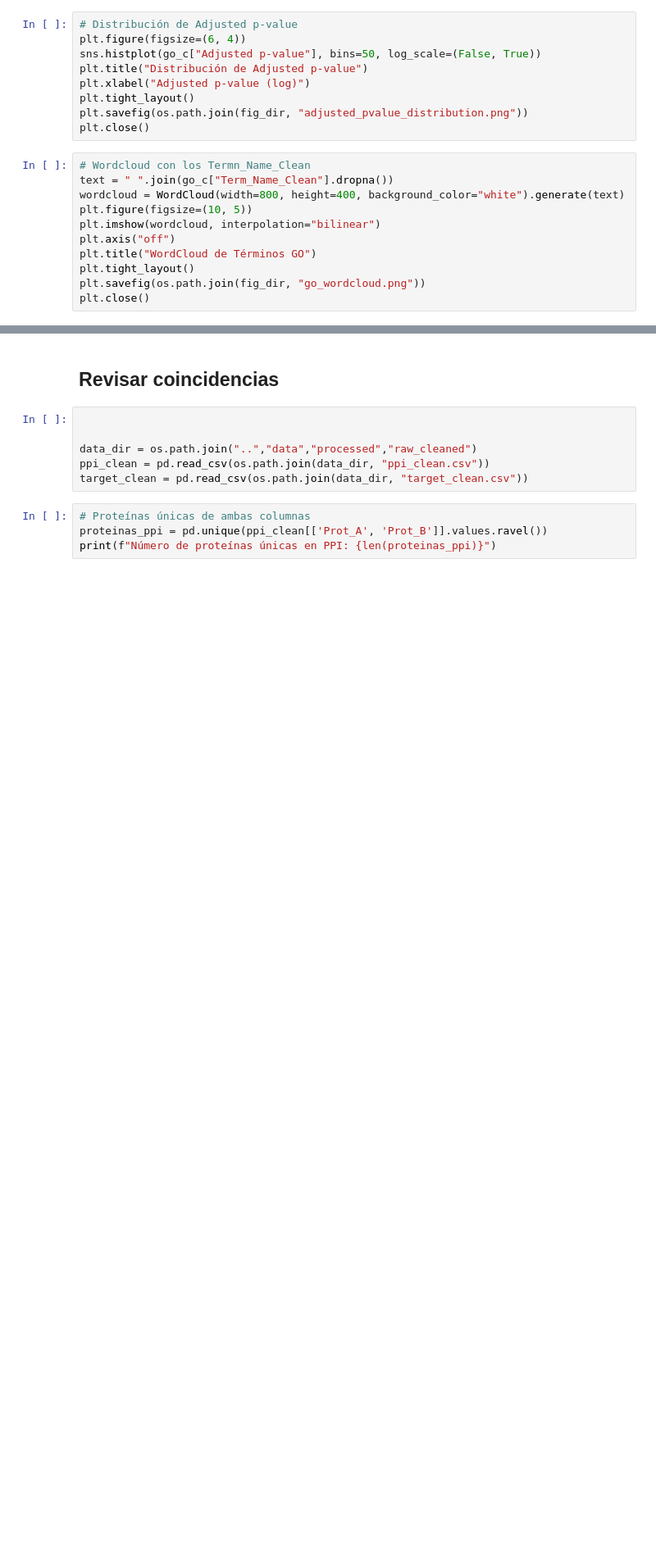
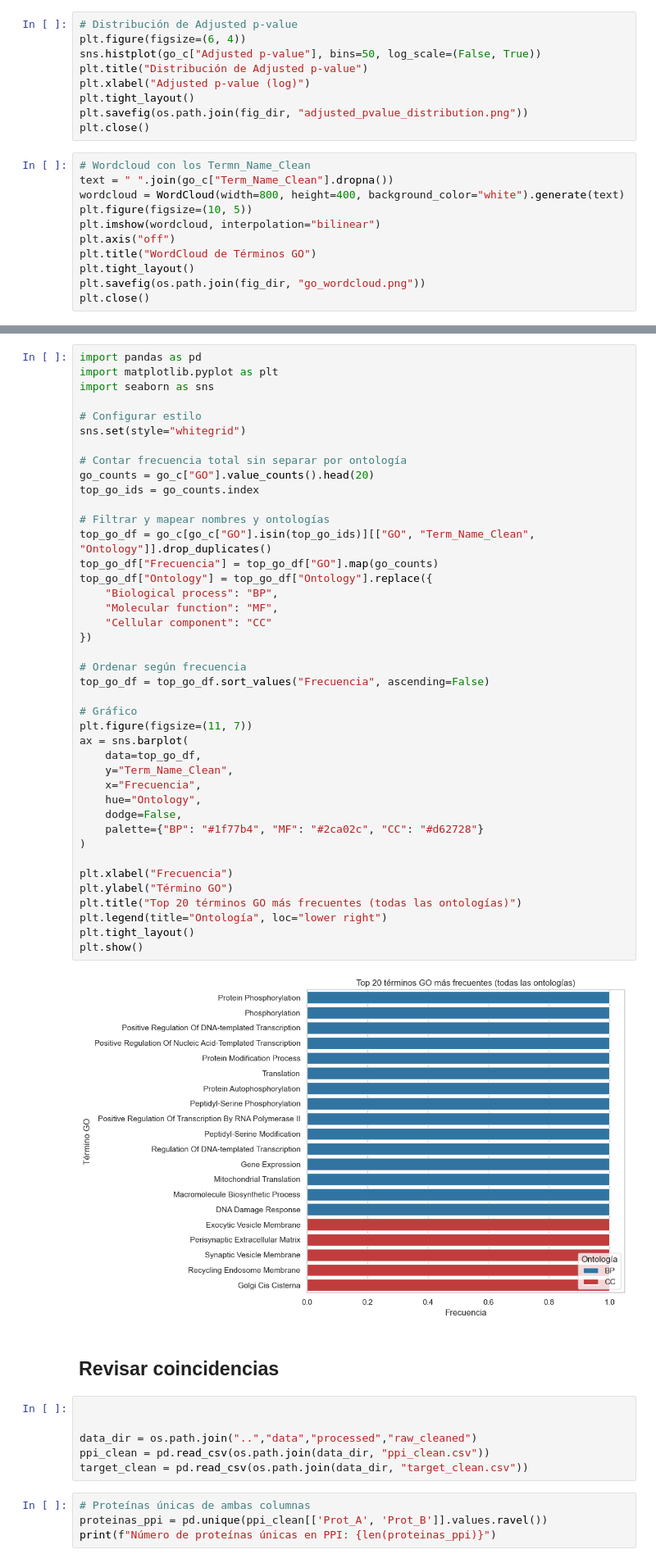
Before and after one commit to macamadridb/alzheimer-target-prediction, a Jupyter notebook: notebooks/01_Preprocesamiento.ipynb, the cells around one changed output, grey strips where cells are left out. Shown at 82% size. Cells and saved outputs as stored; diff of their text form; blank space fills up the shorter version.

```diff
--- a/notebooks/01_Preprocesamiento.ipynb
+++ b/notebooks/01_Preprocesamiento.ipynb
@@ -630,3 +694,46 @@ plt.close()
+# %%
+import pandas as pd
+import matplotlib.pyplot as plt
+import seaborn as sns
+
+# Configurar estilo
+sns.set(style="whitegrid")
+
+# Contar frecuencia total sin separar por ontología
+go_counts = go_c["GO"].value_counts().head(20)
+top_go_ids = go_counts.index
+
+# Filtrar y mapear nombres y ontologías
+top_go_df = go_c[go_c["GO"].isin(top_go_ids)][["GO", "Term_Name_Clean", "Ontology"]].drop_duplicates()
+top_go_df["Frecuencia"] = top_go_df["GO"].map(go_counts)
+top_go_df["Ontology"] = top_go_df["Ontology"].replace({
+    "Biological process": "BP",
+    "Molecular function": "MF",
+    "Cellular component": "CC"
+})
+
+# Ordenar según frecuencia
+top_go_df = top_go_df.sort_values("Frecuencia", ascending=False)
+
+# Gráfico
+plt.figure(figsize=(11, 7))
+ax = sns.barplot(
+    data=top_go_df,
+    y="Term_Name_Clean",
+    x="Frecuencia",
+    hue="Ontology",
+    dodge=False,
+    palette={"BP": "#1f77b4", "MF": "#2ca02c", "CC": "#d62728"}
+)
+
+plt.xlabel("Frecuencia")
+plt.ylabel("Término GO")
+plt.title("Top 20 términos GO más frecuentes (todas las ontologías)")
+plt.legend(title="Ontología", loc="lower right")
+plt.tight_layout()
+plt.show()
+# %% [output]
+[figure, added]
 # %% [markdown]
 ## Revisar coincidencias
 # %%
```
Also changed, not shown: parts of 3 cells of this notebook, 17 other files.
